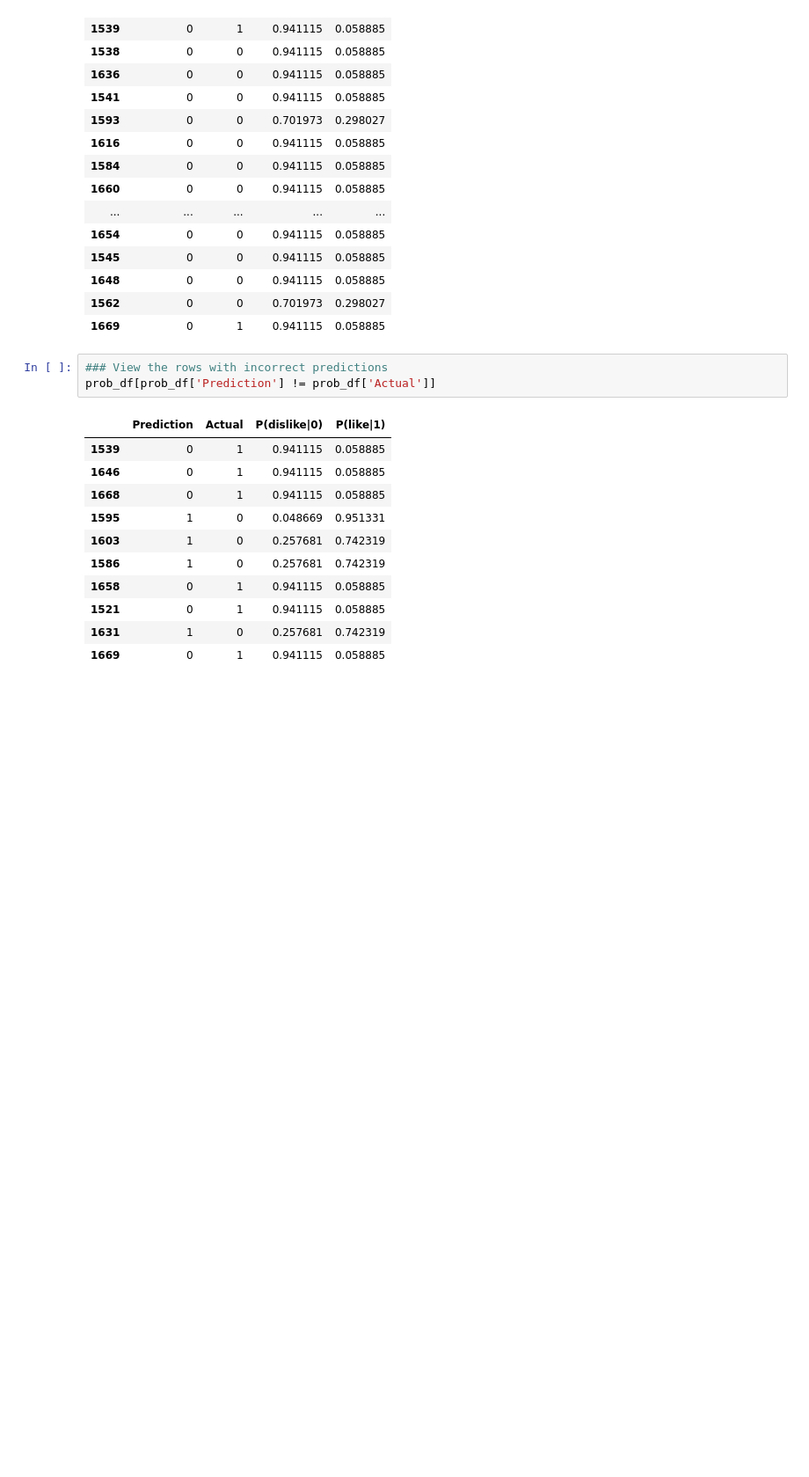
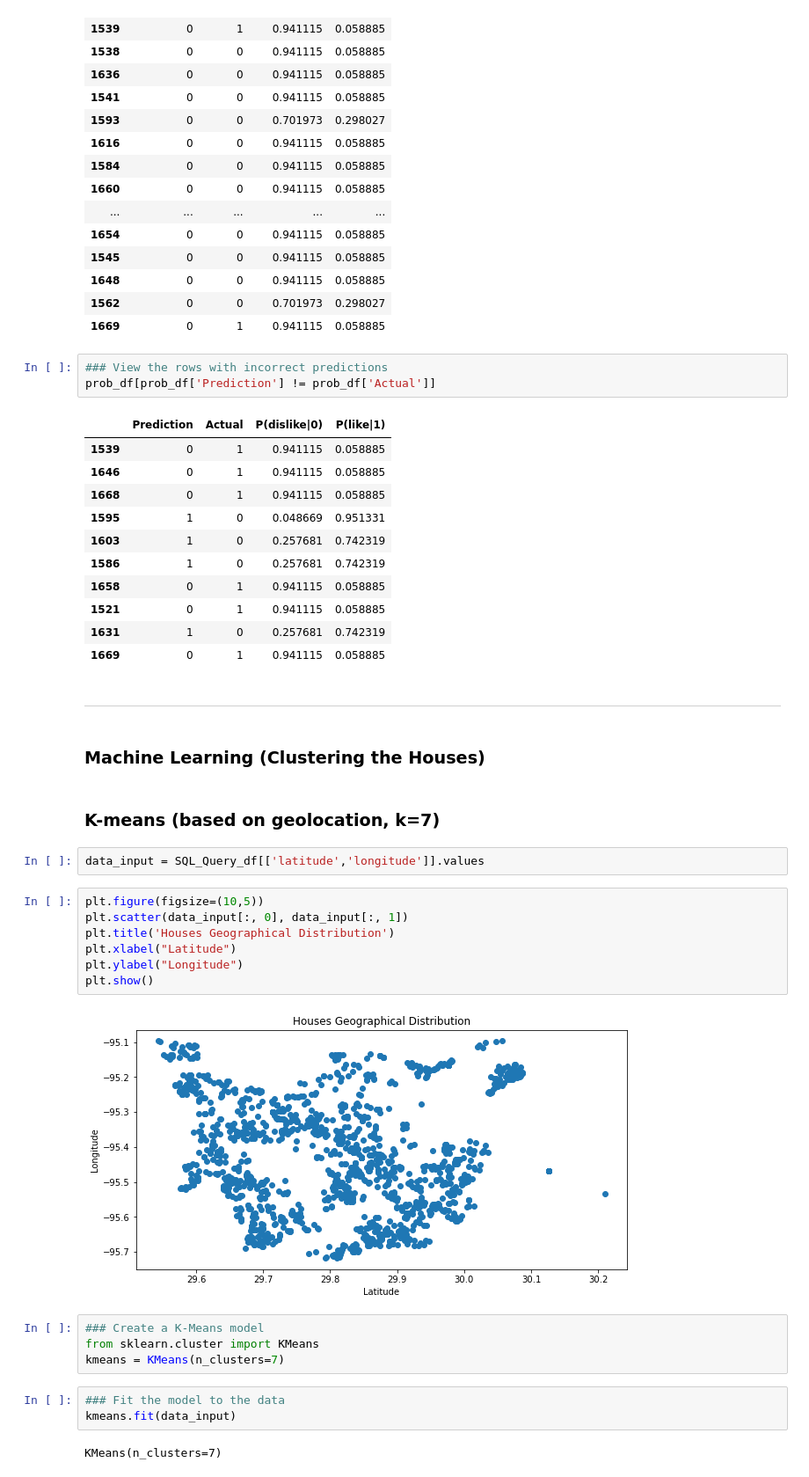
Before and after one commit to gpivaro/Project_3, a Jupyter notebook: Real_State_Analysis.ipynb, the cells around one changed output. Shown at 88% size. Drawn from its saved outputs; the diff is of its cells as text; blank space fills up the shorter version.

Commit message:
ML Kmeans basic

```diff
--- a/Real_State_Analysis.ipynb
+++ b/Real_State_Analysis.ipynb
@@ -879,3 +870,29 @@ prob_df[prob_df['Prediction'] != prob_df['Actual']]
 | 1521 | 0 | 1 | 0.941115 | 0.058885 |
 | 1631 | 1 | 0 | 0.257681 | 0.742319 |
 | 1669 | 0 | 1 | 0.941115 | 0.058885 |
+# %% [markdown]
+<hr style="border: 3px solid red;">
+# %% [markdown]
+### Machine Learning (Clustering the Houses)
+# %% [markdown]
+### K-means (based on geolocation, k=7)
+# %%
+data_input = SQL_Query_df[['latitude','longitude']].values
+# %%
+plt.figure(figsize=(10,5))
+plt.scatter(data_input[:, 0], data_input[:, 1])
+plt.title('Houses Geographical Distribution')
+plt.xlabel("Latitude")
+plt.ylabel("Longitude")
+plt.show()
+# %% [output]
+[figure, added]
+# %%
+### Create a K-Means model
+from sklearn.cluster import KMeans
+kmeans = KMeans(n_clusters=7)
+# %%
+### Fit the model to the data
+kmeans.fit(data_input)
+# %% [output]
+KMeans(n_clusters=7)
```
Also changed, not shown: parts of 63 cells of this notebook, 6 other files.
